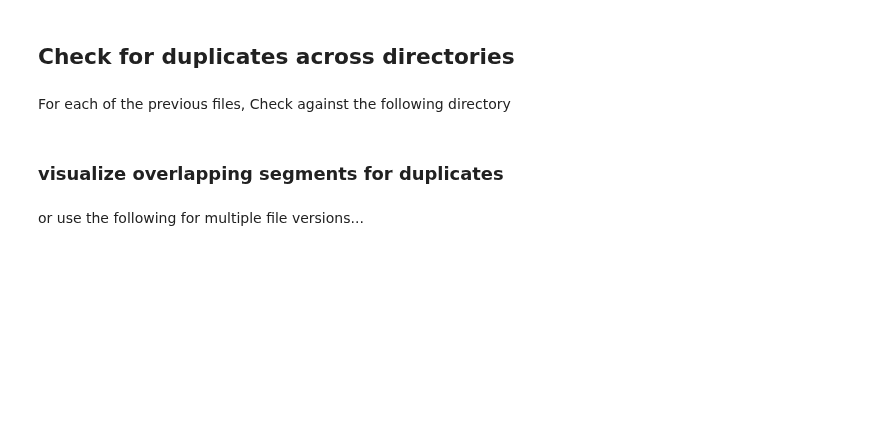
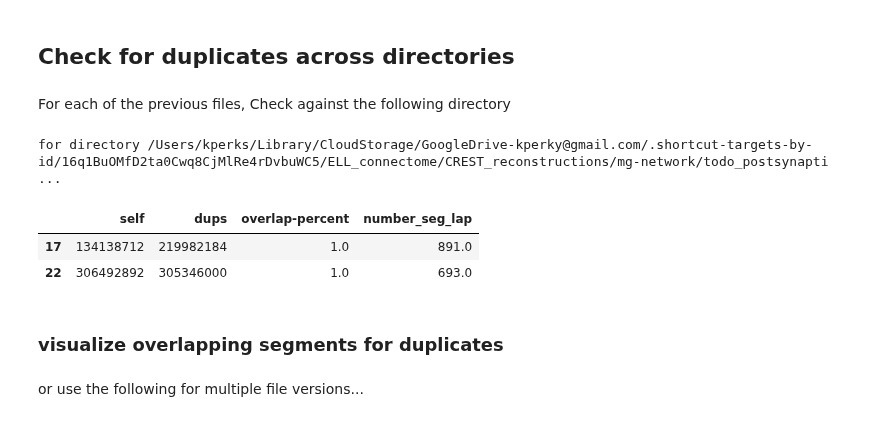
Before and after one commit to neurologic/eCREST, a Jupyter notebook: krista_mess.ipynb, the cells around one changed output. Cells and saved outputs as stored; diff of their text form; code cells hidden in the pictures; blank space fills up the shorter version.

```diff
--- a/krista_mess.ipynb
+++ b/krista_mess.ipynb
@@ -370,27 +370,32 @@ Check against the following directory
 # %%
 
 directory_list = [
     # Path(settings_dict['save_dir']),
     # Path(settings_dict['save_dir'])/'todo_presynaptic/lf_393325331',
-    Path(settings_dict['save_dir'])/'todo_presynaptic/lg_301787806'
+    Path(settings_dict['save_dir'])/ 'todo_postsynaptic_mg/glia'
 ]
 
 for d_ in directory_list:
     df_all = pd.DataFrame()
     crest = ecrest(settings_dict,launch_viewer=False)
     base_segments = crest.get_base_segments_dict(d_)# / 'todo_postsynaptic_sg/check-duplicates')
 
 
     for k,f in nodefiles.items():
         cell = ecrest(settings_dict,filepath = f,launch_viewer=False)
         df = cell.check_duplicates(base_segments)
         if not df.empty:
             df_all = pd.concat([df_all,df])
 
     if not df_all.empty:
         print(f'for directory {d_} the following are duplicates with cells in main folder')
         display(df_all[df_all['overlap-percent']==1]) #df_all)#
         print('')
+# %% [output]
+for directory /Users/kperks/Library/CloudStorage/GoogleDrive-kperky@gmail.com/.shortcut-targets-by-id/16q1BuOMfD2ta0Cwq8CjMlRe4rDvbuWC5/ELL_connectome/CREST_reconstructions/mg-network/todo_postsynapti ...
+|  | self | dups | overlap-percent | number_seg_lap |
+| 17 | 134138712 | 219982184 | 1.0 | 891.0 |
+| 22 | 306492892 | 305346000 | 1.0 | 693.0 |
 # %%
 cellf = 'cell_graph_310752287__2023-07-26 19.49.58.json'
 cell = ecrest(settings_dict,filepath = dirpath/cellf, launch_viewer=True)
```
Also changed, not shown: parts of 4 cells of this notebook, 3 other files.
